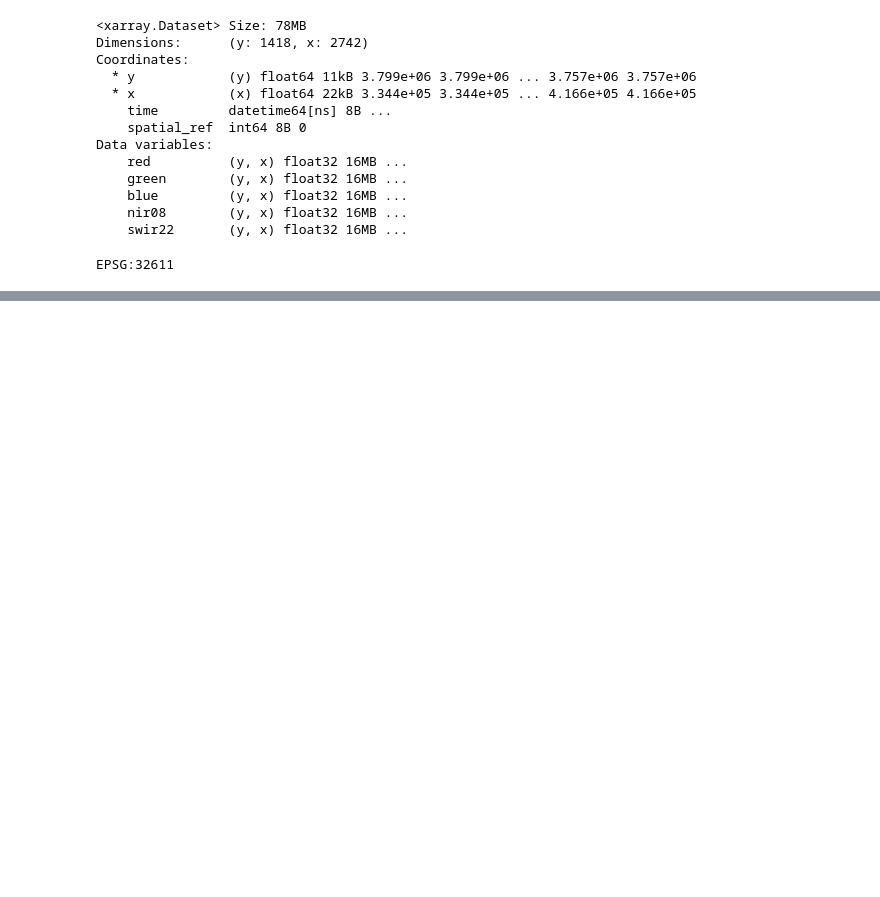
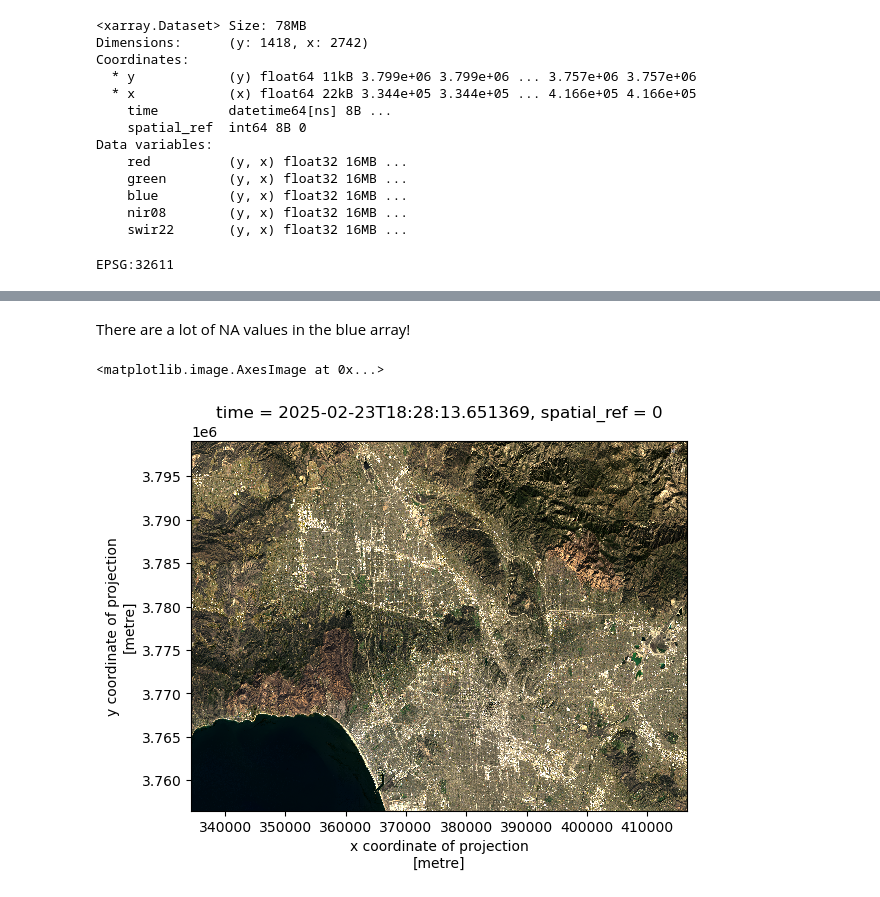
Before and after one commit to cloover7/eds220-hwk4, a Jupyter notebook: hwk4-task2-false-color-yang.ipynb, the cells around one changed output, grey strips where cells are left out. Saved outputs shown, nothing was run; the diff lists cells and outputs as text; code cells hidden in the pictures; blank space fills up the shorter version.

```diff
--- a/hwk4-task2-false-color-yang.ipynb
+++ b/hwk4-task2-false-color-yang.ipynb
@@ -122,0 +141,7 @@ EPSG:32611
+# %% [markdown]
+There are a lot of NA values in the blue array!
+# %%
+landsat[['red', 'green', 'blue']].fillna(0).to_dataarray().plot.imshow(robust = True)
+# %% [output]
+<matplotlib.image.AxesImage at 0x...>
+[figure, added]
```
Also changed, not shown: parts of 19 cells of this notebook.
